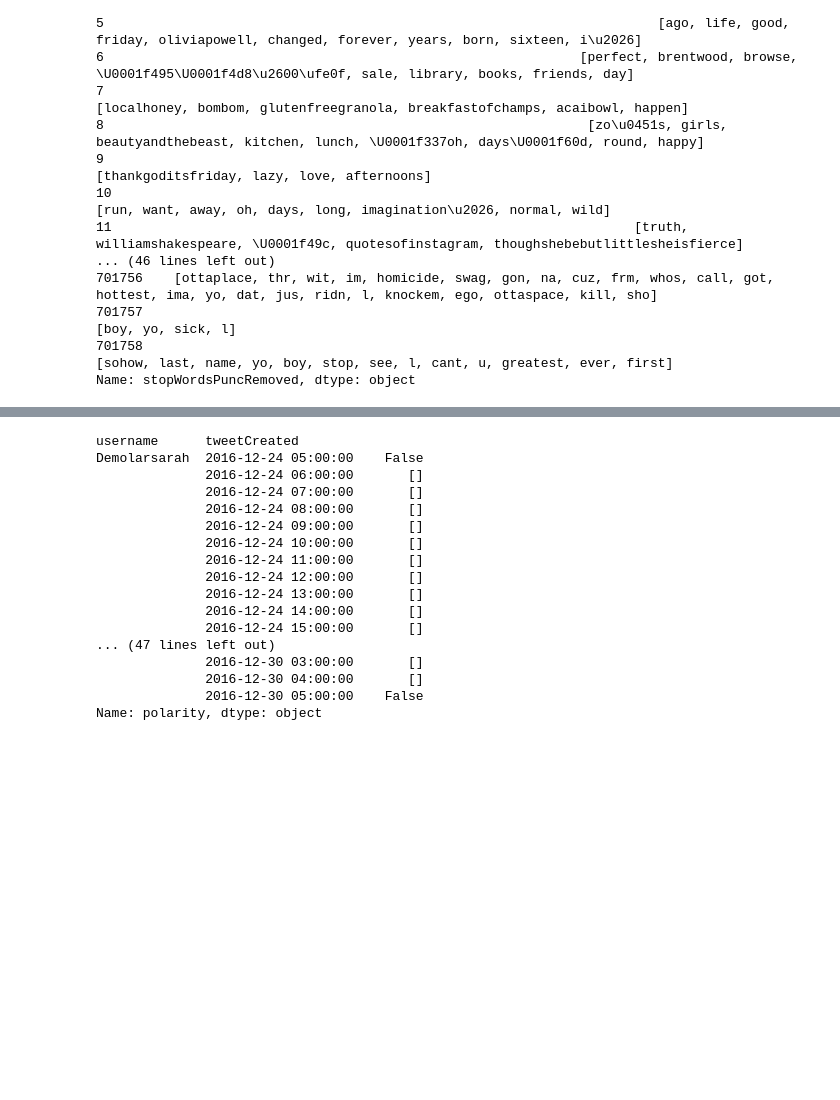
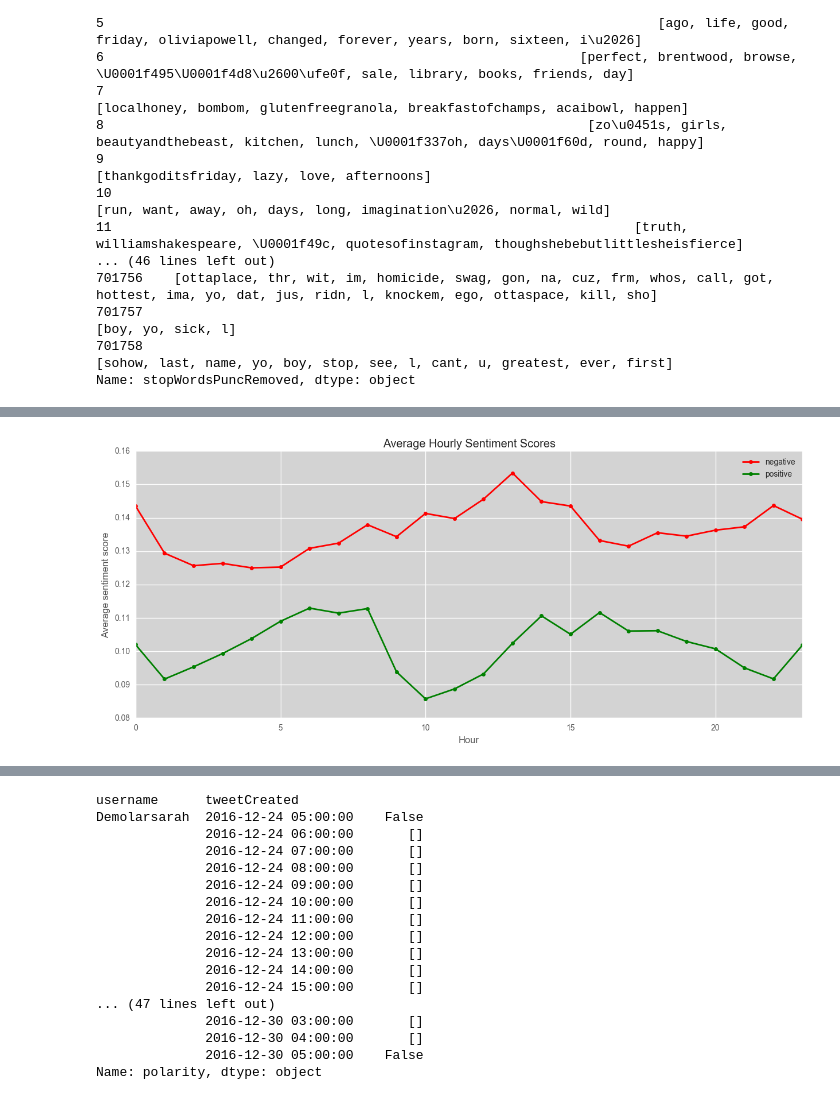
Before and after one commit to nweat/mental-health-research, a Jupyter notebook: patient_tweet_analysis/jupyter_stats/normal_user_feature_labelling.ipynb, the cells around one changed output, grey strips where cells are left out. Cells and saved outputs as stored; diff of their text form; code cells hidden in the pictures; blank space fills up the shorter version.

```diff
--- a/patient_tweet_analysis/jupyter_stats/normal_user_feature_labelling.ipynb
+++ b/patient_tweet_analysis/jupyter_stats/normal_user_feature_labelling.ipynb
@@ -801,0 +884,26 @@ match found
+# %%
+#revise_number_of_normal_users = user_details.sample(n=95)
+#revised_list = revise_number_of_normal_users['username'].values
+revised_list = ['CheerForceJonny' ,'jrgibson1', 'DHum93', 'adriantjj', 'TourPooch', 'kaseyroz',
+ 'jernigan007', 'ordinarywmn', 'CocoJGingerSays', 'TotalTrafficLA',
+ 'lokjianqun', 'sactraffic', 'thisiswendy', 'levar25', 'fmaschool',
+ 'christensenhope', 'tanjclark' ,'ssavvannahh_', 'mehitabel007', 'sarahdawne_',
+ 'jayariggs', 'sotonships', 'simplyagirl', 'kalebhouser', 'stevesloboda',
+ 'travisfox360', 'ryderreid', 'ERodWNEW', 'iAmMrCarson', 'StarletonEnt',
+ 'Brynn_Music', 'MetroMinh', 'Kayla_Brady', 'd_jones', 'sdrj77', 'ariafwright',
+ 'mrsbell0611', 'kinjapan86', 'KaySan23', 'SidsPubs', 'monikersss' ,'KREY__',
+ 'AlexAnthony82nd', 'mark_mctaggart', 'stephasito', 'DarrelHaynes',
+ 'beatrina_marie', 'KarlLunz', 'Citylife80' ,'CTDOT_District3' ,'_LykNoOtha',
+ 'bitswizzler' ,'_RiRi_123', 'hstovallmemphis' ,'kuekj', 'L_Smith13',
+ 'All_About_Mynz', 'MissAmandaK426', 'CizzyFizzil', 'Salty_Moustache', 'capey',
+ 'JSlayHerCEO', 'tjloretto', 'JamieLynnCantu' ,'VicTraffic' ,'IAmJulioL',
+ 'mattrogan1', 'Captain_Strongo', 'proudestmonkee', 'johntolva', 'sodapopsonia',
+ 'HeyWrongMan', 'thepaddedcell', 'HoHo23' ,'a_travel_bot', 'eri_Stackzzz',
+ 'lrgmnky', 'AnthonyArtefakt', 'pizzaandpumps' ,'motogpnz' ,'jacky_boy24',
+ 'scottmicciche' ,'itsmalorna' ,'realNYCbot', 'lexy_swenson', 'merrickrutledge',
+ 'VictoriaTheo', 'DoubleD_Dohn', 'maxgoedjen' ,'ABigels', 'kennyvtweets',
+ 'NikkyWalks', 'nmetos', 'nickspeaks', 'OneRadicalDude']
+
+#print revise_number_of_normal_users['username'].astype(str).to_dict() #df['List'].astype(float)
+keywordLabelled = keywordLabelled[keywordLabelled['username'].isin(revised_list)]
+keywordLabelled.head(5)
@@ -801,0 +988,11 @@ match found
+# %%
+vals = keywordLabelled[['negative','positive','tweetCreated','username']]
+vals = vals.set_index('tweetCreated')
+vals.index = pd.to_datetime(vals.index)
+vals = vals.groupby(vals.index.hour).mean()
+vals = vals.fillna(vals.bfill()) # currently filling with nearest non-null value
+plotme = vals.plot(figsize=(15, 6), color = ['red', 'green'], lw=2, marker='.', markersize=10, title='Average Hourly Sentiment Scores')
+plotme.set(xlabel='Hour', ylabel='Average sentiment score')
+plotme.set_axis_bgcolor('lightgray')
+# %% [output]
+[figure, added]
```
Also changed, not shown: parts of 27 cells of this notebook, 11 other files.
